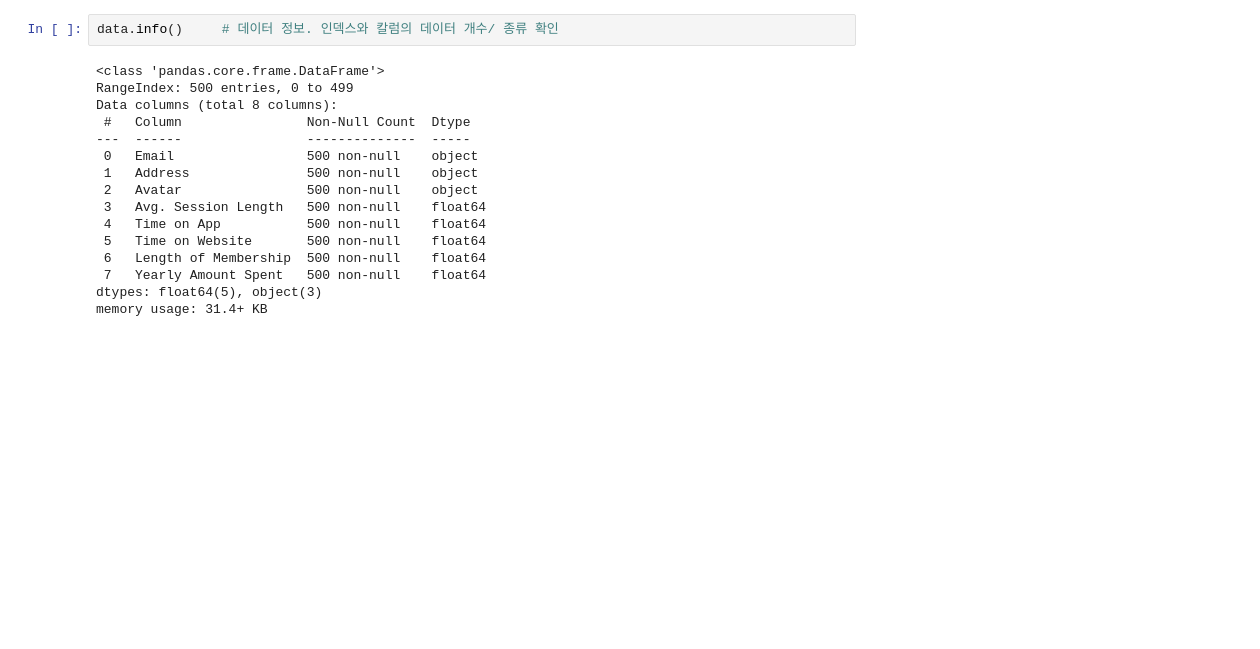
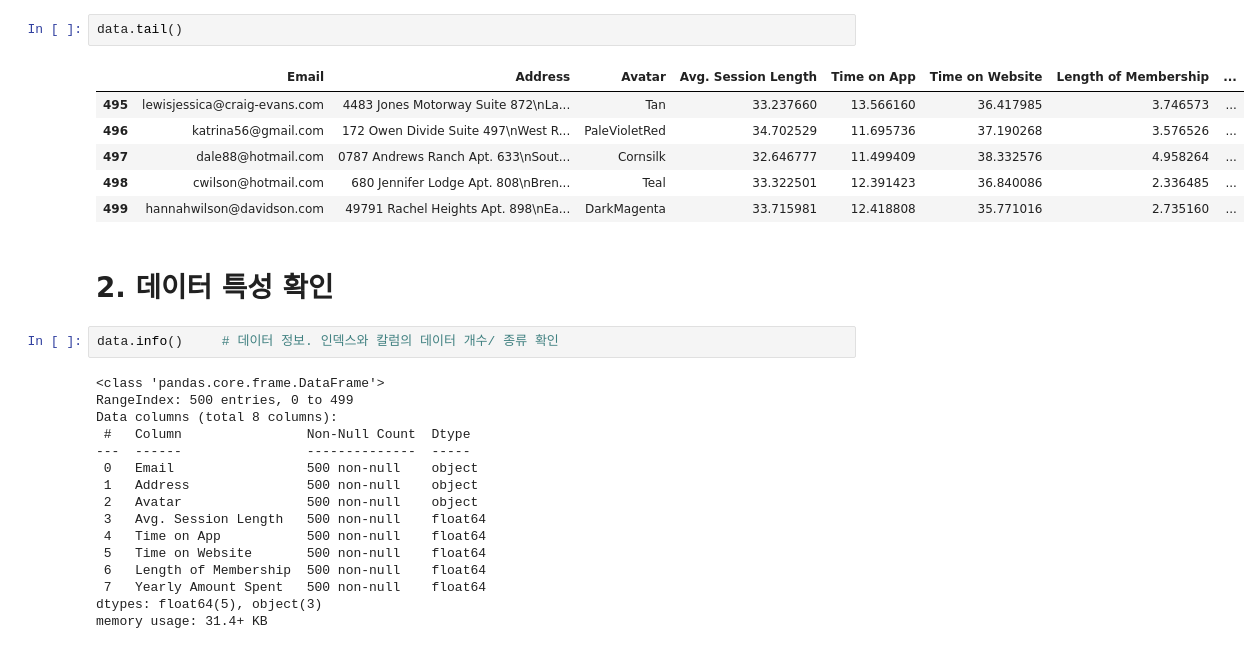
Before and after one commit to psuny1116/python-, a Jupyter notebook: linear regression.ipynb, the cells around one changed output. Cells and saved outputs as stored; diff of their text form; blank space fills up the shorter version.

```diff
--- a/linear regression.ipynb
+++ b/linear regression.ipynb
@@ -20,3 +30,14 @@ data
+# %%
+data.tail()
+# %% [output]
+|  | Email | Address | Avatar | Avg. Session Length | Time on App | Time on Website | Length of Membership | ... |
+| 495 | lewisjessica@craig-evans.com | 4483 Jones Motorway Suite 872\nLa... | Tan | 33.237660 | 13.566160 | 36.417985 | 3.746573 | ... |
+| 496 | katrina56@gmail.com | 172 Owen Divide Suite 497\nWest R... | PaleVioletRed | 34.702529 | 11.695736 | 37.190268 | 3.576526 | ... |
+| 497 | dale88@hotmail.com | 0787 Andrews Ranch Apt. 633\nSout... | Cornsilk | 32.646777 | 11.499409 | 38.332576 | 4.958264 | ... |
+| 498 | cwilson@hotmail.com | 680 Jennifer Lodge Apt. 808\nBren... | Teal | 33.322501 | 12.391423 | 36.840086 | 2.336485 | ... |
+| 499 | hannahwilson@davidson.com | 49791 Rachel Heights Apt. 898\nEa... | DarkMagenta | 33.715981 | 12.418808 | 35.771016 | 2.735160 | ... |
+# %% [markdown]
+# 2. 데이터 특성 확인
 # %%
 data.info()     # 데이터 정보. 인덱스와 칼럼의 데이터 개수/ 종류 확인
 # %% [output]
```
Also changed, not shown: parts of 20 cells of this notebook.
